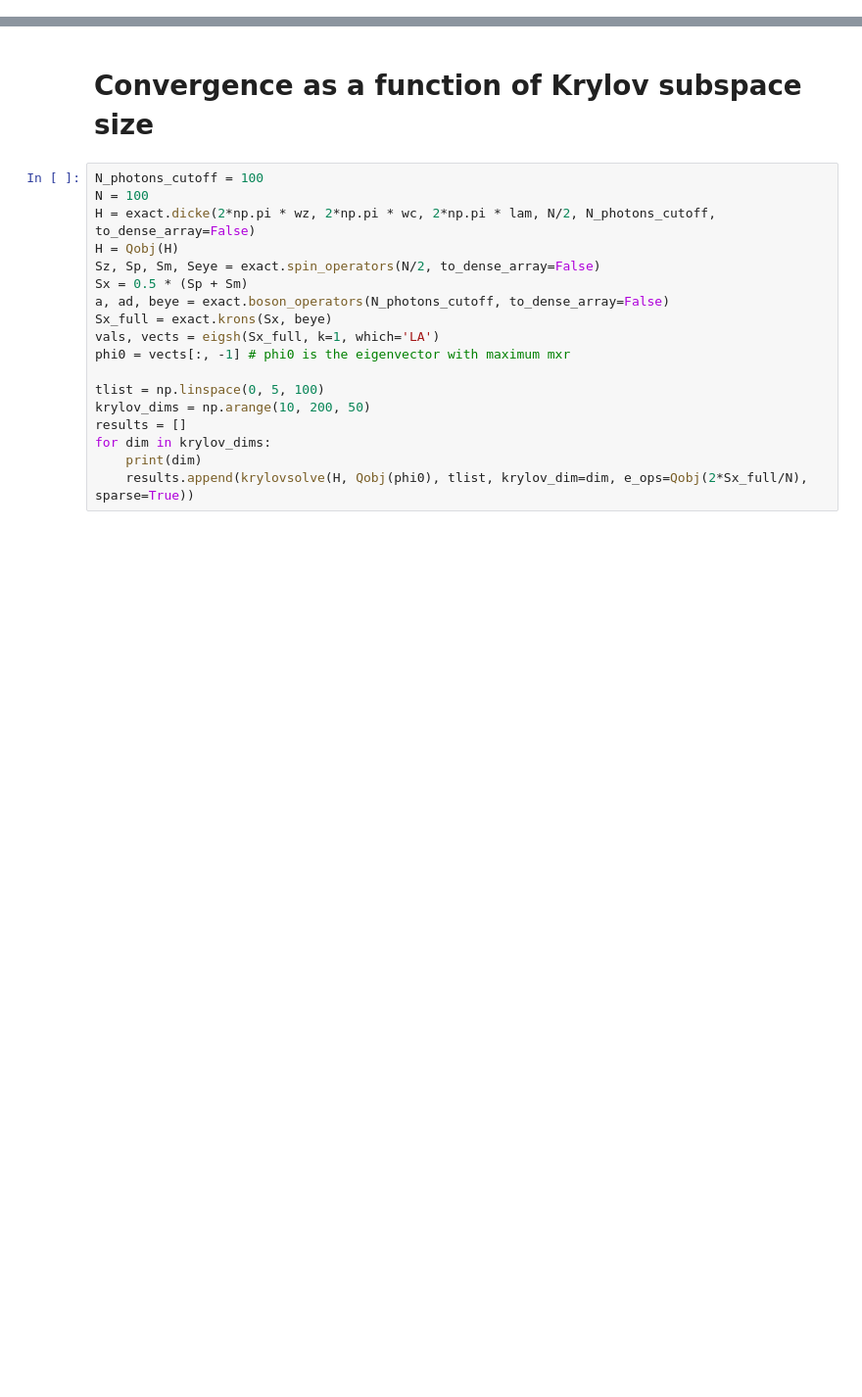
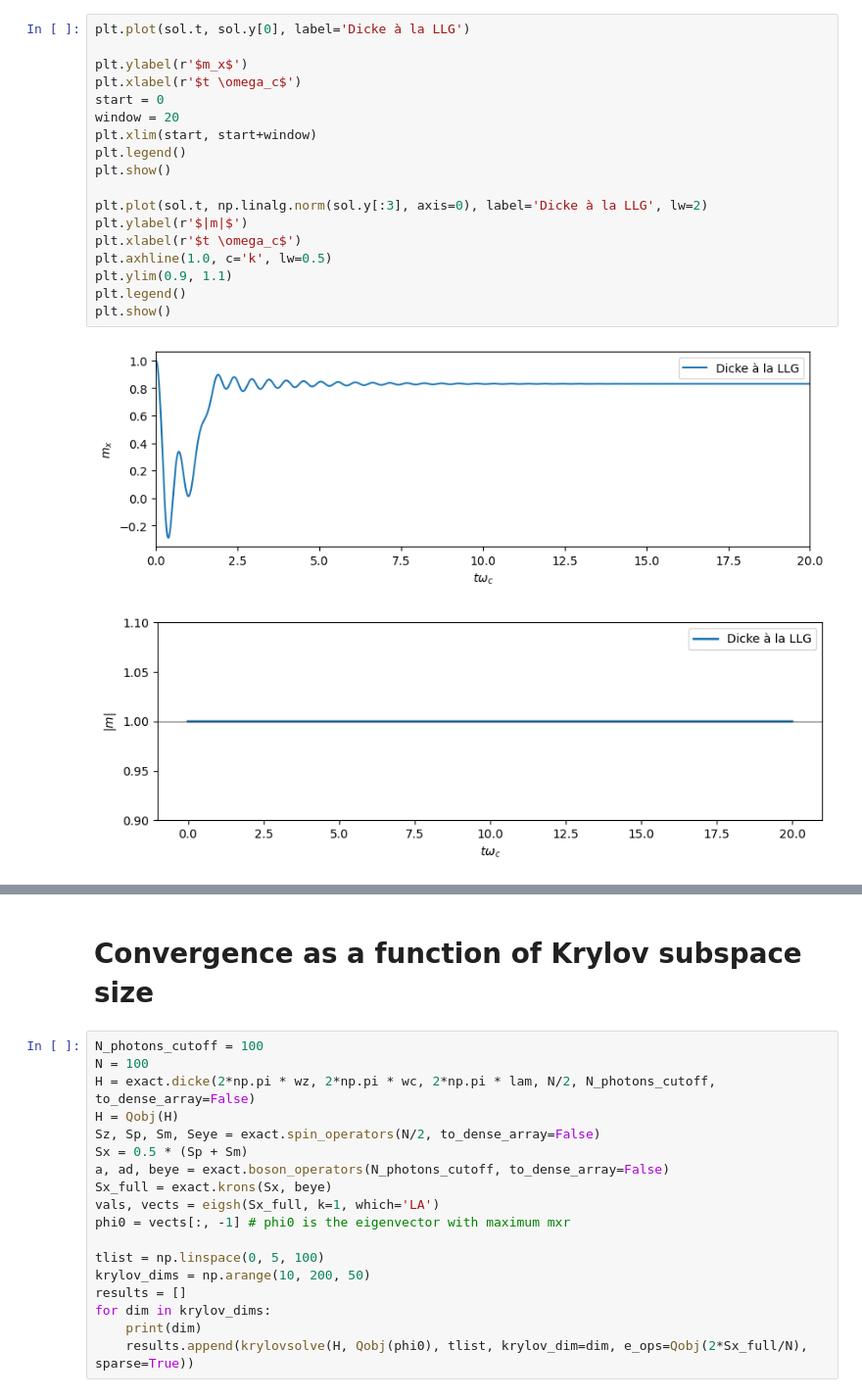
Before and after one commit to chuan97/dicke-dynamics, a Jupyter notebook: classical_vs_exact_dissipative.ipynb, the cells around one changed output, grey strips where cells are left out. Shown at 98% size. Saved outputs shown, nothing was run; the diff lists cells and outputs as text; blank space fills up the shorter version.

```diff
--- a/classical_vs_exact_dissipative.ipynb
+++ b/classical_vs_exact_dissipative.ipynb
@@ -29,0 +32,21 @@ sol = solve_ivp(classical.Dicke_classical_eqsmot, (0, tmax), m0, method='RK45',
+# %%
+plt.plot(sol.t, sol.y[0], label='Dicke à la LLG')
+
+plt.ylabel(r'$m_x$')
+plt.xlabel(r'$t \omega_c$')
+start = 0
+window = 20
+plt.xlim(start, start+window)
+plt.legend()
+plt.show()
+
+plt.plot(sol.t, np.linalg.norm(sol.y[:3], axis=0), label='Dicke à la LLG', lw=2)
+plt.ylabel(r'$|m|$')
+plt.xlabel(r'$t \omega_c$')
+plt.axhline(1.0, c='k', lw=0.5)
+plt.ylim(0.9, 1.1)
+plt.legend()
+plt.show()
+# %% [output]
+[figure, added]
+[figure, added]
```
Also changed, not shown: parts of 6 cells of this notebook, 3 other files.
